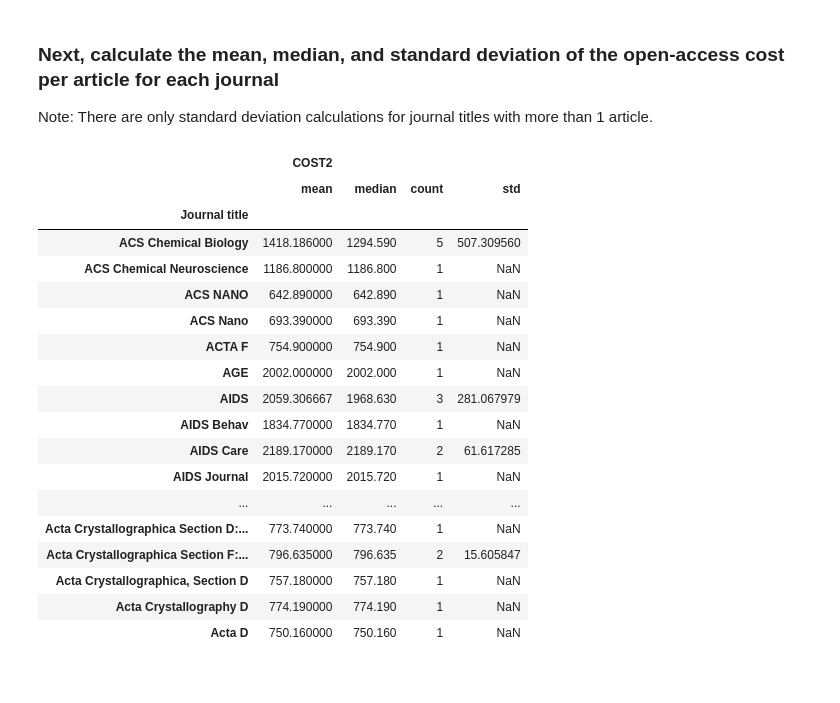
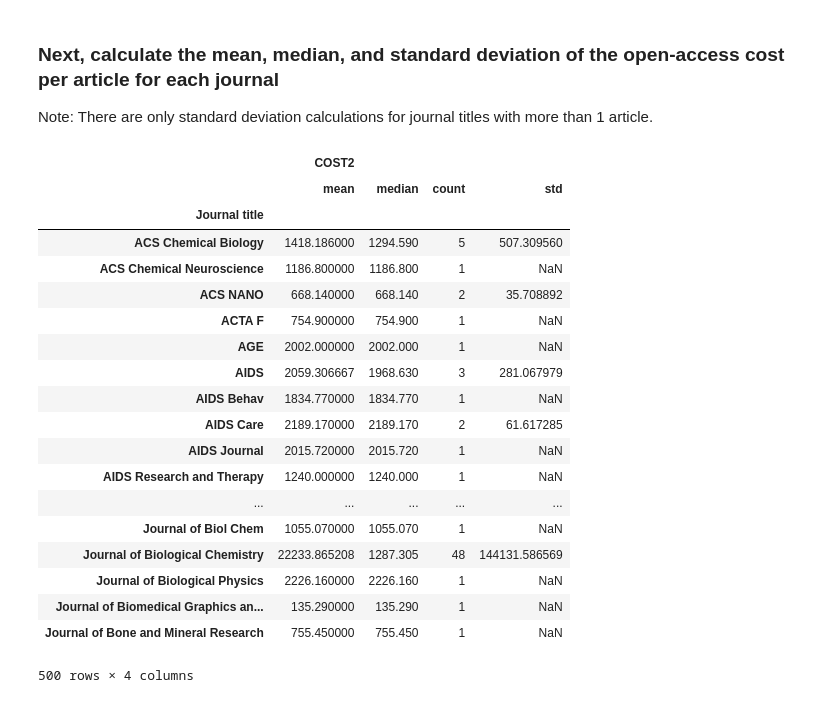
Before and after one commit to loupendley/Thinkful, a Jupyter notebook: HomeworkProjects/Unit1/Lesson3/Project6/Unit1Lession3Project6.ipynb, the cells around one changed output. Drawn from its saved outputs; the diff is of its cells as text; code cells hidden in the pictures.

Commit message:
Created regex dict tables for Publisher and Article name cleanup

```diff
--- a/HomeworkProjects/Unit1/Lesson3/Project6/Unit1Lession3Project6.ipynb
+++ b/HomeworkProjects/Unit1/Lesson3/Project6/Unit1Lession3Project6.ipynb
@@ -11,4 +11,4 @@ WELLCOME['COST2'] = WELLCOME['COST'].apply(lambda x: x[1:]) # strip off the poun
 WELLCOME['COST2']=WELLCOME.COST2.apply(lambda x: ''.join(list(filter(str.isdigit, str(x))))).astype(float)/100 # return numeric
 WELLCOME['Journal title']=WELLCOME['Journal title'].astype(str)  # set it to a string
 WELLCOME['Article title']=WELLCOME['Article title'].astype(str)  # set it to a string
-WELLCOME['Journal title2']=WELLCOME['Journal title'].str.lower() # set it to lower case so that we can group by the same case
+# WELLCOME['Journal title2']=WELLCOME['Journal title'].str.lower() # set it to lower case so that we can group by the same case
@@ -21,3 +120,8 @@ Index(['PMID/PMCID', 'Publisher', 'Journal title', 'Article title',
+# %%
+WELLCOME['Journal title']=WELLCOME['Journal title'].str.rstrip('.!? \n\t')
+WELLCOME['Publisher']=WELLCOME['Journal title'].str.rstrip('.!? \n\t')
+WELLCOME['Journal title'].replace(JournalTitleReplacements, regex=True, inplace=True)
+WELLCOME['Publisher'].replace(PublishersReplacements, regex=True, inplace=True)
 # %%
 WELLCOME.dtypes
 # %% [output]
@@ -57,27 +160,28 @@ grouping_columns = ['Journal title','COST2']
 sort_by_aggregate = ['mean', 'median','count' ,'std']
 
 WELLCOME_group_by_journal = WELLCOME.groupby(grouping_columns[0])[grouping_columns].agg(sort_by_aggregate)
-WELLCOME_group_by_journal = WELLCOME_group_by_journal_article.sort_values(by=['Journal title'], ascending=True)
+WELLCOME_group_by_journal = WELLCOME_group_by_journal.sort_values(by=['Journal title'], ascending=True)
 # %%
-WELLCOME_group_by_journal.head(20)
+WELLCOME_group_by_journal.head(500)
 # WELLCOME.head(20)
 # %% [output]
 |  | COST2 |  |  |  |
 |  | mean | median | count | std |
 | Journal title |  |  |  |  |
 | ACS Chemical Biology | 1418.186000 | 1294.590 | 5 | 507.309560 |
 | ACS Chemical Neuroscience | 1186.800000 | 1186.800 | 1 | NaN |
-| ACS NANO | 642.890000 | 642.890 | 1 | NaN |
-| ACS Nano | 693.390000 | 693.390 | 1 | NaN |
+| ACS NANO | 668.140000 | 668.140 | 2 | 35.708892 |
 | ACTA F | 754.900000 | 754.900 | 1 | NaN |
 | AGE | 2002.000000 | 2002.000 | 1 | NaN |
 | AIDS | 2059.306667 | 1968.630 | 3 | 281.067979 |
 | AIDS Behav | 1834.770000 | 1834.770 | 1 | NaN |
 | AIDS Care | 2189.170000 | 2189.170 | 2 | 61.617285 |
 | AIDS Journal | 2015.720000 | 2015.720 | 1 | NaN |
+| AIDS Research and Therapy | 1240.000000 | 1240.000 | 1 | NaN |
 | ... | ... | ... | ... | ... |
-| Acta Crystallographica Section D:... | 773.740000 | 773.740 | 1 | NaN |
-| Acta Crystallographica Section F:... | 796.635000 | 796.635 | 2 | 15.605847 |
-| Acta Crystallographica, Section D | 757.180000 | 757.180 | 1 | NaN |
-| Acta Crystallography D | 774.190000 | 774.190 | 1 | NaN |
-| Acta D | 750.160000 | 750.160 | 1 | NaN |
+| Journal of Biol Chem | 1055.070000 | 1055.070 | 1 | NaN |
+| Journal of Biological Chemistry | 22233.865208 | 1287.305 | 48 | 144131.586569 |
+| Journal of Biological Physics | 2226.160000 | 2226.160 | 1 | NaN |
+| Journal of Biomedical Graphics an... | 135.290000 | 135.290 | 1 | NaN |
+| Journal of Bone and Mineral Research | 755.450000 | 755.450 | 1 | NaN |
+500 rows × 4 columns
```
Also changed, not shown: parts of 6 cells of this notebook.
